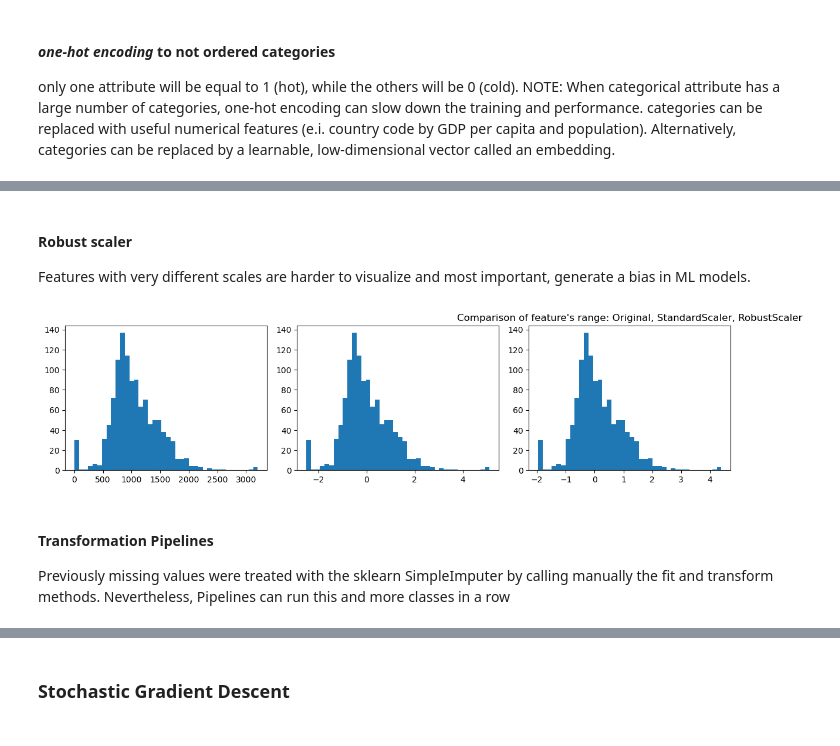
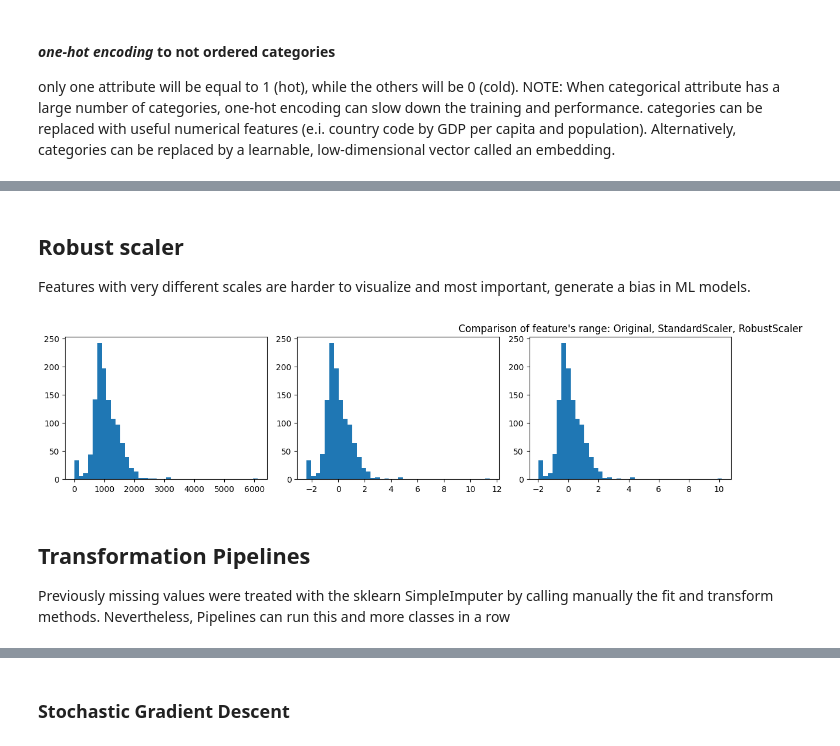
Before and after one commit to lore5g/ML_models_house_price, a Jupyter notebook: house_prices_regression.ipynb, the cells around one changed output, grey strips where cells are left out. Drawn from its saved outputs; the diff is of its cells as text; code cells hidden in the pictures.

```diff
--- a/house_prices_regression.ipynb
+++ b/house_prices_regression.ipynb
@@ -73,10 +91,10 @@ train_set_simple_split, test_set_simple_split = train_test_split(df, test_size=0
 # %%
 #  creation of First floor area category attribute (ranges of first floor area)
 def stratification(df_to_strat):
-    df_to_strat["GrLivArea_cat"] = pd.cut(df_to_strat["GrLivArea"],  bins=[0, 500, 1000, 1500, 2000, np.inf],  labels=[1, 2, 3, 4, 5])
+    df_to_strat["SalePrice_cat"] = pd.qcut(df_to_strat["SalePrice"],  q = 10,  labels= False, duplicates="drop")
     return df_to_strat
 
 df = stratification(df)
-df["GrLivArea_cat"].hist()
+df["SalePrice_cat"].hist()
 # %% [output]
 <Axes: >
@@ -87,7 +108,7 @@ train_set = stratification(train_set_simple_split)
 # to have the same number of instances of attribute "GrLivArea_cat" as original df
 from sklearn.model_selection import StratifiedShuffleSplit
 split = StratifiedShuffleSplit(n_splits=1, test_size=0.2, random_state=42)
-for train_index, test_index in split.split(df, df["GrLivArea_cat"]):
+for train_index, test_index in split.split(df, df["SalePrice_cat"]):
  strat_train_set = df.loc[train_index]
  strat_test_set = df.loc[test_index]
 # %%
@@ -201,0 +227,3 @@ null_table.head(5)
+# %%
+col_delete = null_table[null_table["Null Count"] > len(housing)*0.5 ]["Attribute"].values
+housing.drop(columns = col_delete, inplace = True)
@@ -203,9 +235,13 @@ null_table.head(5)
 # nulls rows could be deleted for "MasVnrArea" because it has only 5 missing values, 0.33% of the total rows: housing.dropna(subset=["MasVnrArea"], inplace=True)
 # cols with null values will be filled with the mean value of the attribute, missing values for each column represent less than 15%
 from sklearn.impute import SimpleImputer
-imputer = SimpleImputer(strategy="mean")
+
+categorical_cols = list(housing.select_dtypes(include = ['object', 'category']))
+imputer_cat = SimpleImputer(strategy="most_frequent")
+housing[categorical_cols] = imputer_cat.fit_transform(housing[categorical_cols])
 
 housing_num = housing.select_dtypes(include = 'number')
+imputer = SimpleImputer(strategy="mean")
 imputer.fit(housing_num) # imputer.statistics_ will contain the mean values of each column
 
 X = imputer.transform(housing_num)
@@ -359,28 +374,28 @@ features_cat_1hot
 # %% [markdown]
-#### Robust scaler
+## Robust scaler
 Features with very different scales are harder to visualize and most important, generate a bias in ML models.
 # %%
 from sklearn.preprocessing import StandardScaler
 from sklearn.preprocessing import RobustScaler
 test = housing[["TotalBsmtSF"]]
 
 standard_scaler = StandardScaler()
 x_standard = standard_scaler.fit_transform(test)
 
 robust_scaler = RobustScaler()
 x_robust = robust_scaler.fit_transform(test)
 
 fig, axs = plt.subplots(1, 3, figsize=(12, 3))
 axs[0].hist(housing["TotalBsmtSF"], bins=40, label = 'TotalBsmtSF')
 axs[1].hist(x_standard, bins=40, label = 'Stardard_TotalBsmtSF')
-axs[2].hist(x_robust, bins=40, label = 'Stardard_TotalBsmtSF')
+axs[2].hist(x_robust, bins=40, label = 'Robust_TotalBsmtSF')
 plt.tight_layout()
 plt.title("Comparison of feature's range: Original, StandardScaler, RobustScaler")
 plt.show()
 # %% [output]
-[figure, old version]
+[figure, new version]
 # %% [markdown]
-#### Transformation Pipelines
+## Transformation Pipelines
 
 Previously missing values were treated with the sklearn SimpleImputer by calling manually the fit and transform methods. Nevertheless, Pipelines can run this and more classes in a row
 # %%
```
Also changed, not shown: parts of 94 cells of this notebook.
